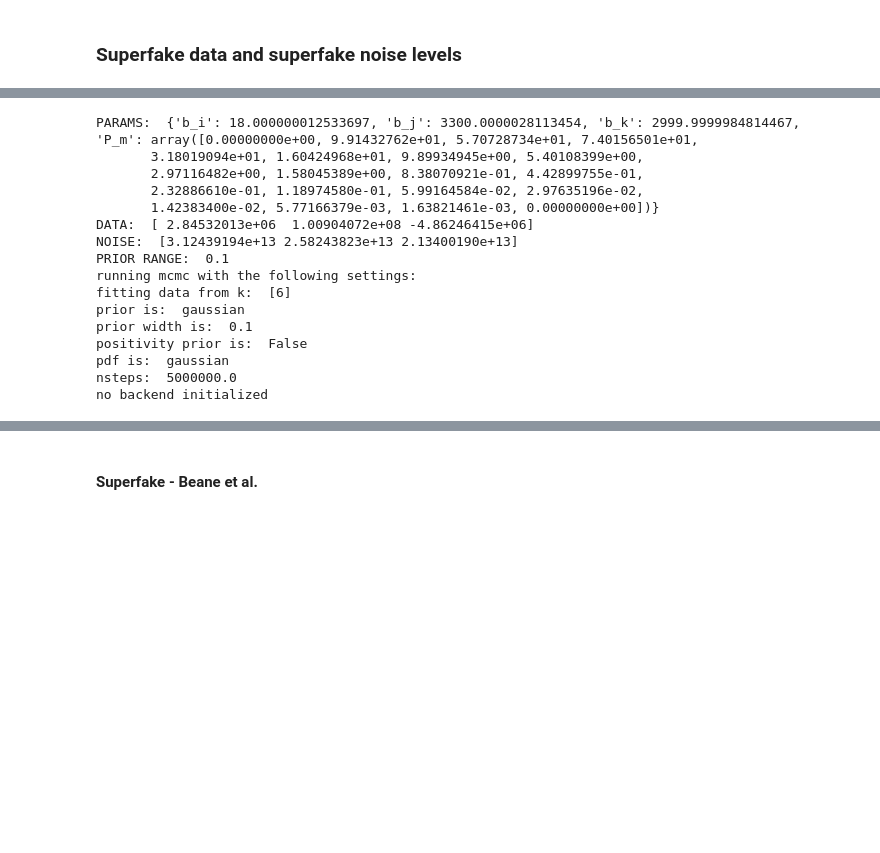
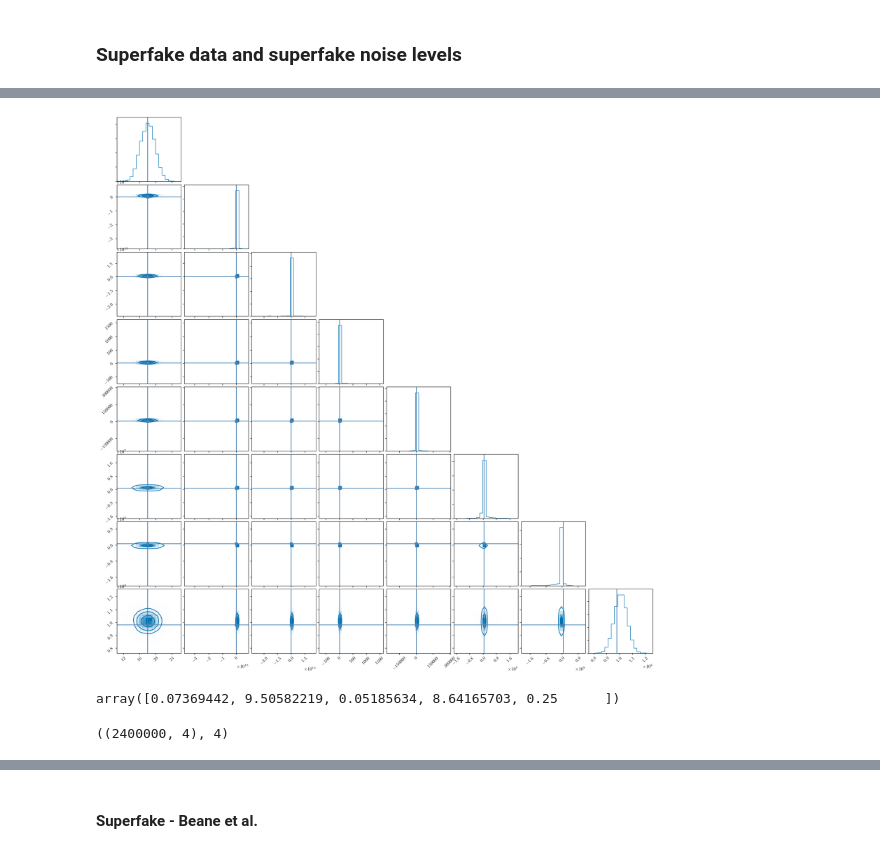
Before and after one commit to lisaleemcb/deprism, a Jupyter notebook: generate_spectra.ipynb, the cells around one changed output, grey strips where cells are left out. Cells and saved outputs as stored; diff of their text form; code cells hidden in the pictures; blank space fills up the shorter version.

```diff
--- a/generate_spectra.ipynb
+++ b/generate_spectra.ipynb
@@ -2090,0 +2107,2 @@ import ptemcee
+# %%
+samples_all = analysis.plot_all(MCMC_gaussian[0], k_indices)
@@ -2090,0 +2133,16 @@ import ptemcee
+# %%
+fig = corner.corner(samples_all,
+                    color=colors[0],
+                    ranges=[.99, (params_sf['b_j'] * .75, params_sf['b_j'] * 1.25), .75, .75, .75, .75, .75, .75],
+                    plot_datapoints=False,
+                    truths=[*p_sf_tot, spectra_sf[1][1][k_indices],
+                                    spectra_sf[1][2][k_indices], spectra_sf[1][4][k_indices]])
+
+#axes = np.array(fig.axes).reshape((ndim+1, ndim+1))
+
+ranges = []
+
+for i in range(ndim+1):
+    pass
+#    ranges.append(axes[i,i].get_xlim())
+# %% [output]
@@ -2090,0 +2164 @@ import ptemcee
+[figure, added]
@@ -2185,31 +2218,19 @@ def run_analysis(k_indices, spectra, params_dict, N_modes, frac_error, model):
     MCMC = fitting.MCMC_results(params, k_indices, data, model, N)
 
     return Beane, LSE, MCMC
-# %%
-MCMC_gaussian = fitting.MCMC_results(params_sf, k_indices, data_noise, model, N,
-                                    nsteps=5e6, priors_width=.1, priors='gaussian')
-# %% [output]
-PARAMS:  {'b_i': 18.000000012533697, 'b_j': 3300.0000028113454, 'b_k': 2999.9999984814467, 'P_m': array([0.00000000e+00, 9.91432762e+01, 5.70728734e+01, 7.40156501e+01,
-       3.18019094e+01, 1.60424968e+01, 9.89934945e+00, 5.40108399e+00,
-       2.97116482e+00, 1.58045389e+00, 8.38070921e-01, 4.42899755e-01,
-       2.32886610e-01, 1.18974580e-01, 5.99164584e-02, 2.97635196e-02,
-       1.42383400e-02, 5.77166379e-03, 1.63821461e-03, 0.00000000e+00])}
-DATA:  [ 2.84532013e+06  1.00904072e+08 -4.86246415e+06]
-NOISE:  [3.12439194e+13 2.58243823e+13 2.13400190e+13]
-PRIOR RANGE:  0.1
-running mcmc with the following settings:
-fitting data from k:  [6]
-prior is:  gaussian
-prior width is:  0.1
-positivity prior is:  False
-pdf is:  gaussian
-nsteps:  5000000.0
-no backend initialized
+# %%
+np.sqrt(np.diag(N)) / data
+# %% [output]
+array([0.07369442, 9.50582219, 0.05185634, 8.64165703, 0.25      ])
 # %%
 MCMC_gaussian = fitting.MCMC_results(params_sf, k_indices, data, model, N,
                                     nsteps=5e6, priors_width=.1, priors='gaussian')
 # %%
 MCMC_flat_b = fitting.MCMC_results(params_sf, k_indices, data, model, N,
                                     nsteps=5e6, priors_width=.1, priors='uniform')
+# %%
+MCMC_gaussian[0].shape, ndim
+# %% [output]
+((2400000, 4), 4)
 # %%
 fig = corner.corner(analysis.add_P(MCMC_gaussian[0], [1], (0,0)),
```
Also changed, not shown: parts of 58 cells of this notebook, 2 other files.
